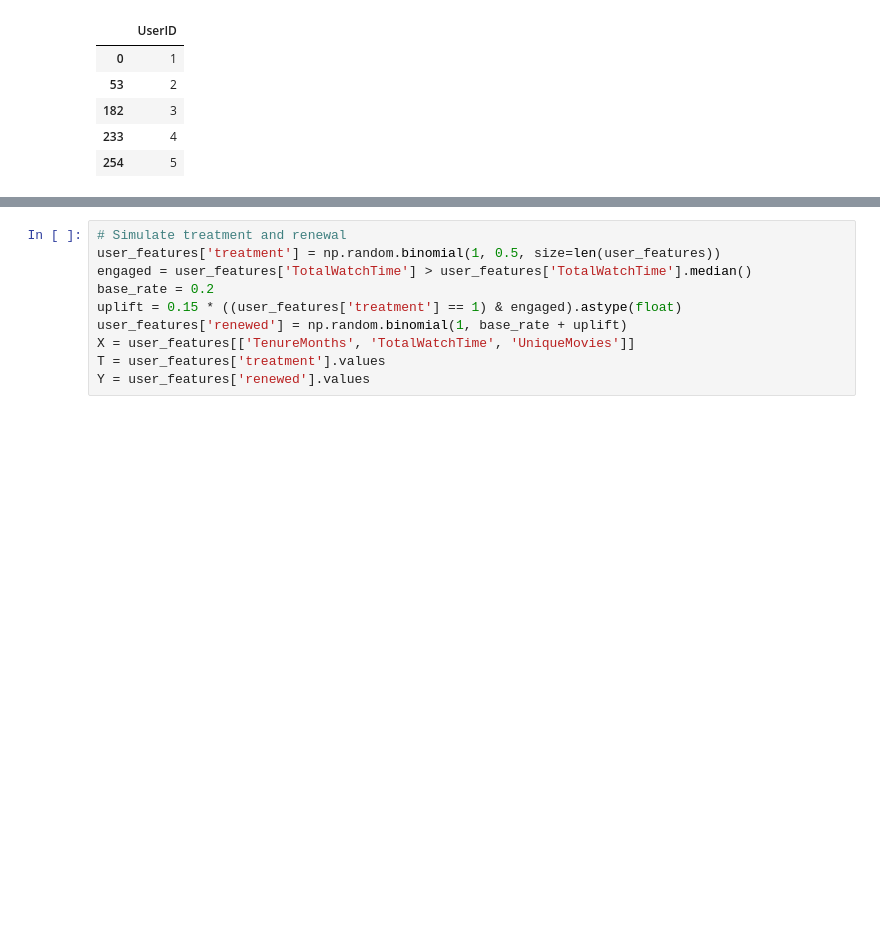
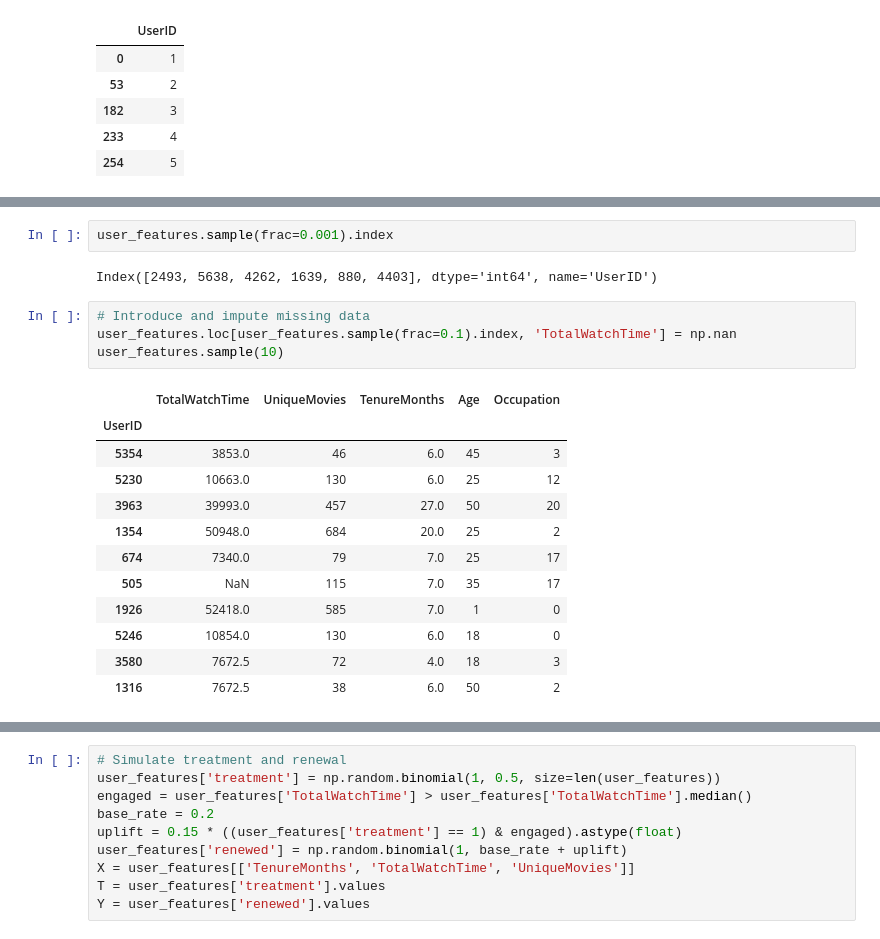
Before and after one commit to stevechengnyc/meta_learners, a Jupyter notebook: MovieLens_EconML_Uplift_Modeling_Final.ipynb, the cells around one changed output, grey strips where cells are left out. Saved outputs shown, nothing was run; the diff lists cells and outputs as text; blank space fills up the shorter version.

```diff
--- a/MovieLens_EconML_Uplift_Modeling_Final.ipynb
+++ b/MovieLens_EconML_Uplift_Modeling_Final.ipynb
@@ -638,0 +679,21 @@ user_features = df.groupby('UserID').agg({
+# %%
+user_features.sample(frac=0.001).index
+# %% [output]
+Index([2493, 5638, 4262, 1639, 880, 4403], dtype='int64', name='UserID')
+# %%
+# Introduce and impute missing data
+user_features.loc[user_features.sample(frac=0.1).index, 'TotalWatchTime'] = np.nan
+user_features.sample(10)
+# %% [output]
+|  | TotalWatchTime | UniqueMovies | TenureMonths | Age | Occupation |
+| UserID |  |  |  |  |  |
+| 5354 | 3853.0 | 46 | 6.0 | 45 | 3 |
+| 5230 | 10663.0 | 130 | 6.0 | 25 | 12 |
+| 3963 | 39993.0 | 457 | 27.0 | 50 | 20 |
+| 1354 | 50948.0 | 684 | 20.0 | 25 | 2 |
+| 674 | 7340.0 | 79 | 7.0 | 25 | 17 |
+| 505 | NaN | 115 | 7.0 | 35 | 17 |
+| 1926 | 52418.0 | 585 | 7.0 | 1 | 0 |
+| 5246 | 10854.0 | 130 | 6.0 | 18 | 0 |
+| 3580 | 7672.5 | 72 | 4.0 | 18 | 3 |
+| 1316 | 7672.5 | 38 | 6.0 | 50 | 2 |
```
Also changed, not shown: parts of 26 cells of this notebook.
